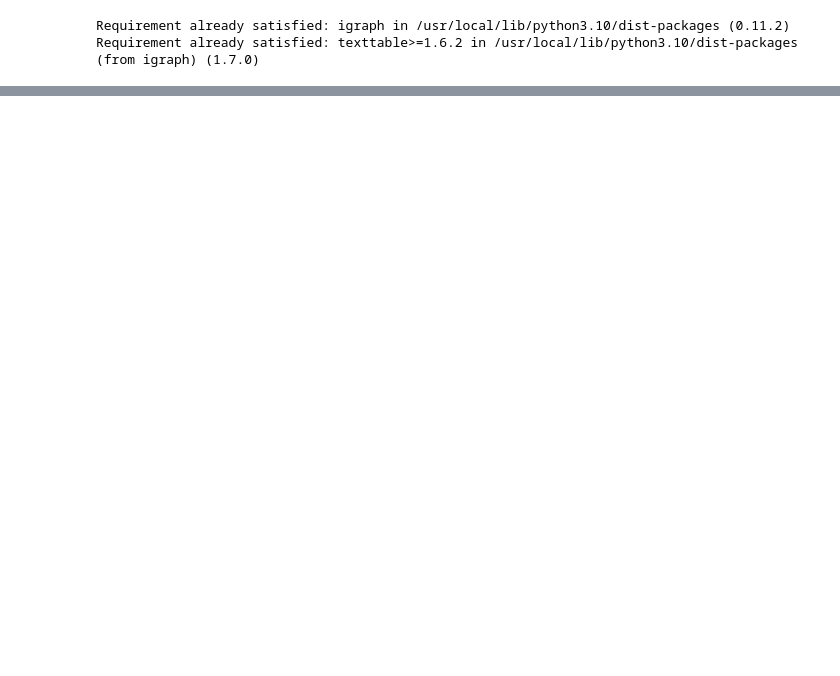
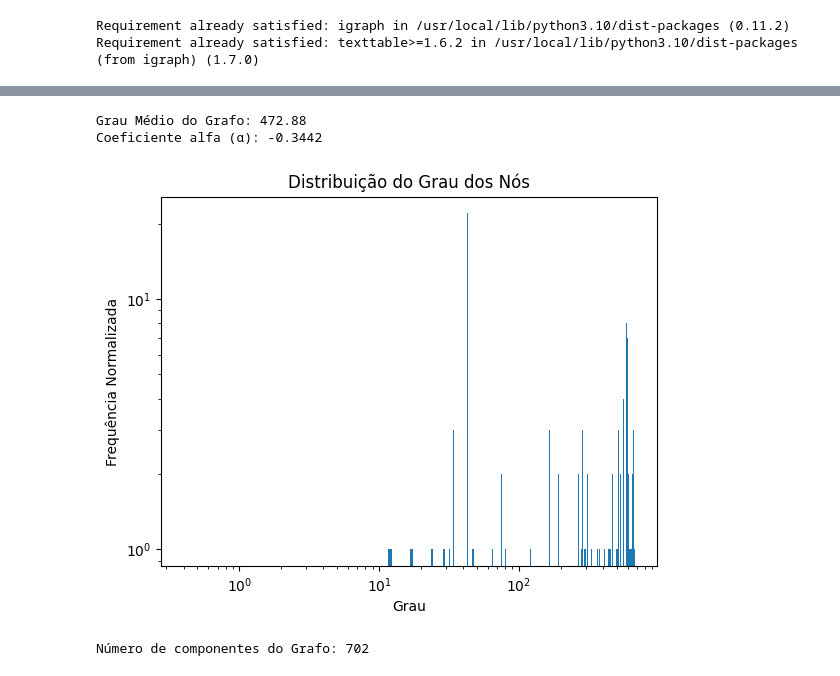
Before and after one commit to EnnesJp/python-crawler, a Jupyter notebook: Analise_clube_ceticismo.ipynb, the cells around one changed output, grey strips where cells are left out. Cells and saved outputs as stored; diff of their text form; code cells hidden in the pictures; blank space fills up the shorter version.

```diff
--- a/Analise_clube_ceticismo.ipynb
+++ b/Analise_clube_ceticismo.ipynb
@@ -116,0 +86,14 @@ AttributeError: ignored
+# %%
+import csv
+
+topicTitle = dataset['Topic Name'].unique().tolist()
+
+csvFile = open('topics_labels.csv', 'w', newline='', encoding='utf-8')
+writer = csv.writer(csvFile)
+for (index, topic) in enumerate(topicTitle):
+  writer.writerow([index, topic])
+
+csvFile.close()
+
+dicionarioTopics = {indice: valor for indice, valor in enumerate(topicTitle)}
+dicionarioTopics
@@ -116,0 +185,36 @@ AttributeError: ignored
+# %%
+from scipy.stats import linregress
+
+def distribuicao_nos(matrix):
+   # Crie um gráfico a partir da matriz de adjacência
+    G = nx.Graph(matrix)
+
+    # Calcule a distribuição do grau dos nós
+    degree_sequence = [d for n, d in G.degree()]
+
+    grau_medio = np.mean(degree_sequence)
+    print(f"Grau Médio do Grafo: {grau_medio:.2f}")
+
+    alpha = np.polyfit(np.log(range(1, len(degree_sequence) + 1)), np.log(sorted(degree_sequence, reverse=True)), 1)
+    print(f"Coeficiente alfa (α): {alpha[0]:.4f}")
+
+
+    # Crie um histograma da distribuição do grau
+    plt.hist(degree_sequence, bins=range(0, max(degree_sequence) + 2), align='left', rwidth=0.8)
+    plt.xlabel('Grau')
+    plt.ylabel('Frequência Normalizada')
+    plt.title('Distribuição do Grau dos Nós')
+    plt.xscale('log')
+    plt.yscale('log')
+    plt.show()
+
+
+distribuicao_nos(matrizTopics)
+# %% [output]
+Grau Médio do Grafo: 472.88
+Coeficiente alfa (α): -0.3442
+[figure, added]
+# %%
+print(f"Número de componentes do Grafo: {len(dicionarioTopics)}")
+# %% [output]
+Número de componentes do Grafo: 702
```
Also changed, not shown: parts of 16 cells of this notebook, 7 other files.
